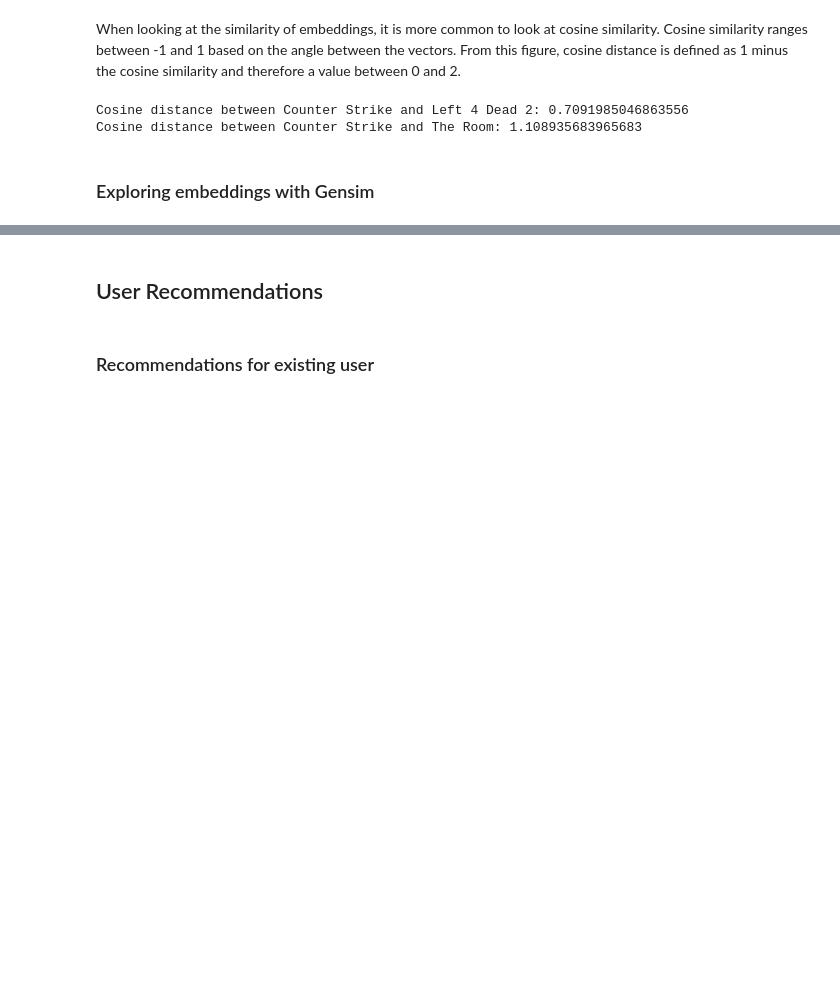
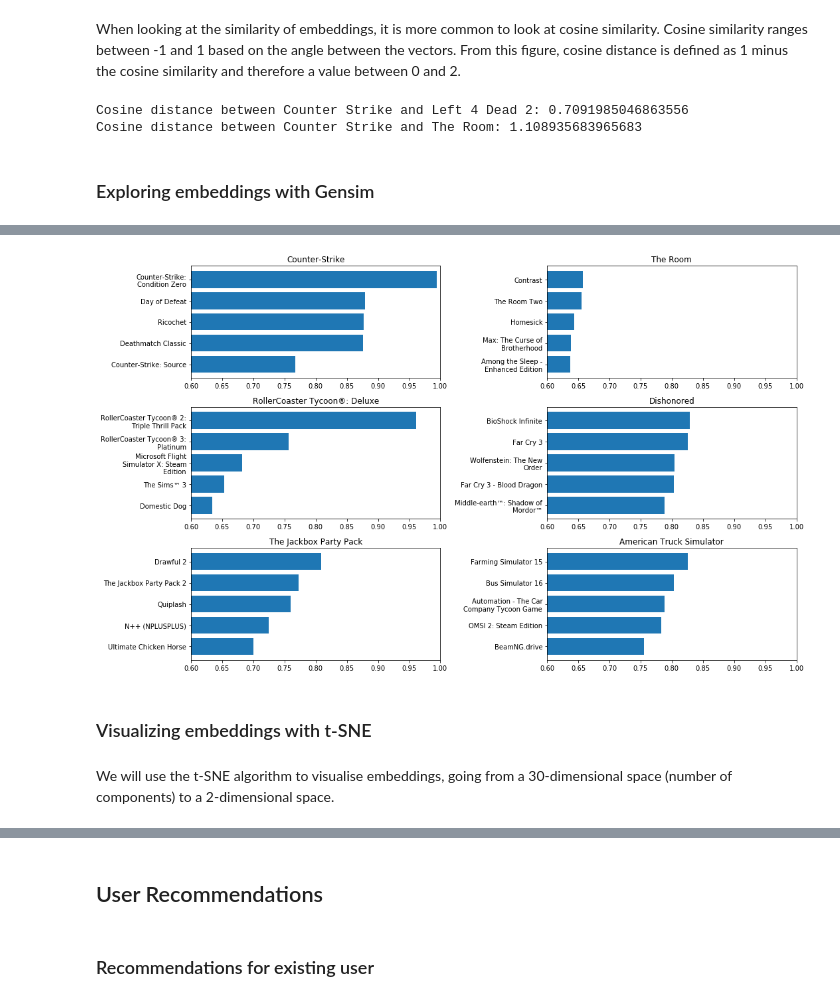
Before and after one commit to nadinezab/video-game-recs, a Jupyter notebook: 4-Modelling.ipynb, the cells around one changed output, grey strips where cells are left out. Saved outputs shown, nothing was run; the diff lists cells and outputs as text; code cells hidden in the pictures; blank space fills up the shorter version.

```diff
--- a/4-Modelling.ipynb
+++ b/4-Modelling.ipynb
@@ -426,0 +507,40 @@ kv.most_similar('Counter-Strike')
+# %%
+def plot_similar(item, ax, topn=5):
+    '''
+    Plots a bar chart of similar items
+    Arguments:
+        - item, string
+        - ax, axes on which to plot
+        - topn (default = 5) number of similar items to plot
+    '''
+    sim = kv.most_similar(item, topn=topn)[::-1]
+    y = np.arange(len(sim))
+    w = [t[1] for t in sim]
+    ax.barh(y, w)
+    left = min(.6, min(w))
+    ax.set_xlim(right=1.0, left=left)
+    # Split long titles over multiple lines
+    labels = [textwrap.fill(t[0] , width=24)
+              for t in sim]
+    ax.set_yticks(y)
+    ax.set_yticklabels(labels)
+    ax.set_title(item)
+# %%
+# Define list of games to visualise similar items for
+games = ['Counter-Strike', 'The Room', 'RollerCoaster Tycoon®: Deluxe', 'Dishonored',
+         'The Jackbox Party Pack', 'American Truck Simulator']
+
+# Set figure/axes to have 3 rows with 2 columns
+fig, axes = plt.subplots(3, 2, figsize=(15, 9))
+
+# Loop through games and use plot_similar function
+for game, ax in zip(games, axes.flatten()):
+    plot_similar(game, ax)
+
+fig.tight_layout()
+# %% [output]
+[figure, added]
+# %% [markdown]
+### Visualizing embeddings with t-SNE
+# %% [markdown]
+We will use the t-SNE algorithm to visualise embeddings, going from a 30-dimensional space (number of components) to a 2-dimensional space.
```
Also changed, not shown: parts of 27 cells of this notebook.
